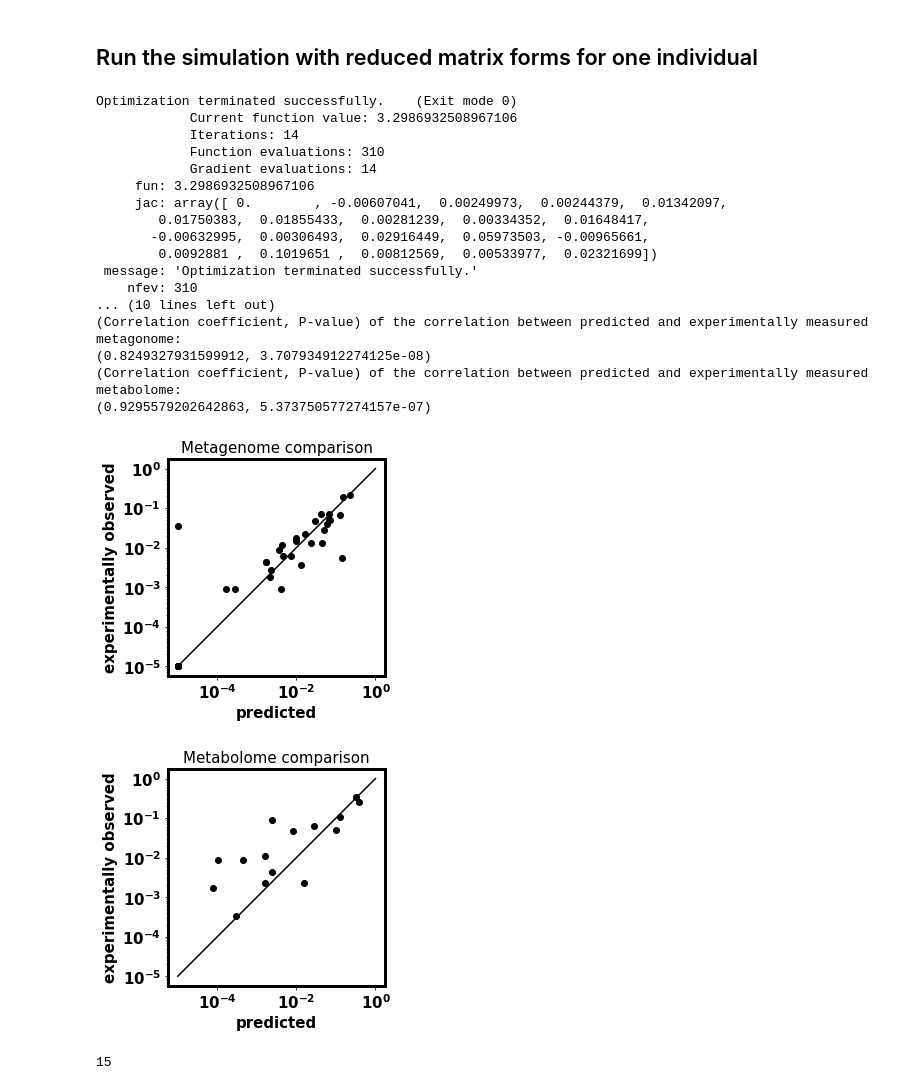
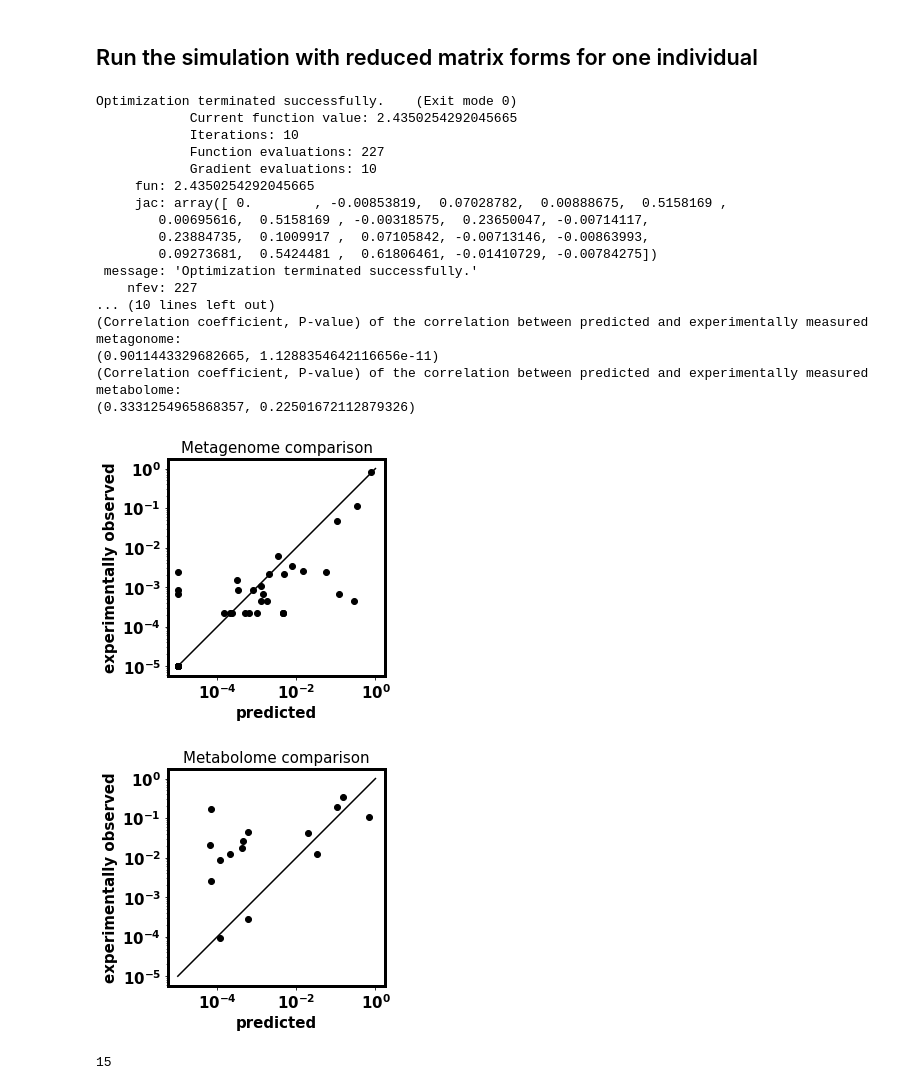
Before and after one commit to wt1005203/Trophic-model-of-human-microbiome, a Jupyter notebook: Trophic_model_for_gut_adding_links_v2.ipynb, the cells around one changed output. Saved outputs shown, nothing was run; the diff lists cells and outputs as text; code cells hidden in the pictures.

```diff
--- a/Trophic_model_for_gut_adding_links_v2.ipynb
+++ b/Trophic_model_for_gut_adding_links_v2.ipynb
@@ -229,7 +229,7 @@ f[i_selfish] = 0.0;  # The byproduct/leakage fraction f for microbes that don't
 numLevels_max = 4
 
 ######## Select an ID of a individual and pull out its experimentally measured metagenome:
-pa = 3;
+pa = 1;
 b_real = np.zeros((MAX_ID_microbes,))
 b_real[thai_metagenome_ID] = thai_metagenome.iloc[:,pa] / np.sum(thai_metagenome.iloc[:,pa])
 
@@ -270,47 +270,47 @@ ax.set_title('Metagenome comparison')
 met_levels, met_leftover_levels = calc_metabolome(res.x, m2m_layer, numLevels_max, i_intake)
 metabolome_measured = np.zeros((MAX_ID_metabolites,))
 #metabolome_measured[thai_metabolome_ID.values] = thai_metabolome.iloc[:,pa]
 metabolome_measured[thai_metabolome_ID] = thai_metabolome.iloc[:,pa]
 metabolome_pred = met_levels[:, -1] + met_leftover_levels.sum(1) #np.dot(m2m_total, x_full)
 #metabolome_pred = np.dot(m2m_total, x_full)
 i_common = np.where(metabolome_measured * metabolome_pred > 1e-5)[0]
 metabolome_pred_common = metabolome_pred[i_common] / np.sum(metabolome_pred[i_common])
 metabolome_measured_common = metabolome_measured[i_common] / np.sum(metabolome_measured[i_common])
 
 #### Metabolome comparison
 fig, ax = plt.subplots()
 ax.loglog(metabolome_pred_common+1e-5, metabolome_measured_common+1e-5, 'ko')
 ax.plot([1e-5, 1], [1e-5, 1],'k-')
 ax.set_aspect('equal')
 ax.set_xlabel('predicted')
 ax.set_ylabel('experimentally observed')
 ax.set_title('Metabolome comparison')
 
 print('-------------------------------------------------------------------------------------------------------------')
 print('(Correlation coefficient, P-value) of the correlation between predicted and experimentally measured metagonome:')
 print(pearsonr(ba_pred[b_real>0], b_real[b_real>0]))
 print('(Correlation coefficient, P-value) of the correlation between predicted and experimentally measured metabolome:')
 print(pearsonr(metabolome_pred_common, metabolome_measured_common))
 # %% [output]
 Optimization terminated successfully.    (Exit mode 0)
-            Current function value: 3.2986932508967106
-            Iterations: 14
-            Function evaluations: 310
-            Gradient evaluations: 14
-     fun: 3.2986932508967106
-     jac: array([ 0.        , -0.00607041,  0.00249973,  0.00244379,  0.01342097,
-        0.01750383,  0.01855433,  0.00281239,  0.00334352,  0.01648417,
-       -0.00632995,  0.00306493,  0.02916449,  0.05973503, -0.00965661,
-        0.0092881 ,  0.1019651 ,  0.00812569,  0.00533977,  0.02321699])
+            Current function value: 2.4350254292045665
+            Iterations: 10
+            Function evaluations: 227
+            Gradient evaluations: 10
+     fun: 2.4350254292045665
+     jac: array([ 0.        , -0.00853819,  0.07028782,  0.00888675,  0.5158169 ,
+        0.00695616,  0.5158169 , -0.00318575,  0.23650047, -0.00714117,
+        0.23884735,  0.1009917 ,  0.07105842, -0.00713146, -0.00863993,
+        0.09273681,  0.5424481 ,  0.61806461, -0.01410729, -0.00784275])
  message: 'Optimization terminated successfully.'
-    nfev: 310
+    nfev: 227
 ... (10 lines left out)
 (Correlation coefficient, P-value) of the correlation between predicted and experimentally measured metagonome:
-(0.8249327931599912, 3.707934912274125e-08)
+(0.9011443329682665, 1.1288354642116656e-11)
 (Correlation coefficient, P-value) of the correlation between predicted and experimentally measured metabolome:
-(0.9295579202642863, 5.373750577274157e-07)
+(0.3331254965868357, 0.22501672112879326)
-[figure, old version]
+[figure, new version]
-[figure, old version]
+[figure, new version]
 # %%
 len(metabolome_measured_common)
 # %% [output]
```
Also changed, not shown: parts of 3 cells of this notebook, 14 other files.
